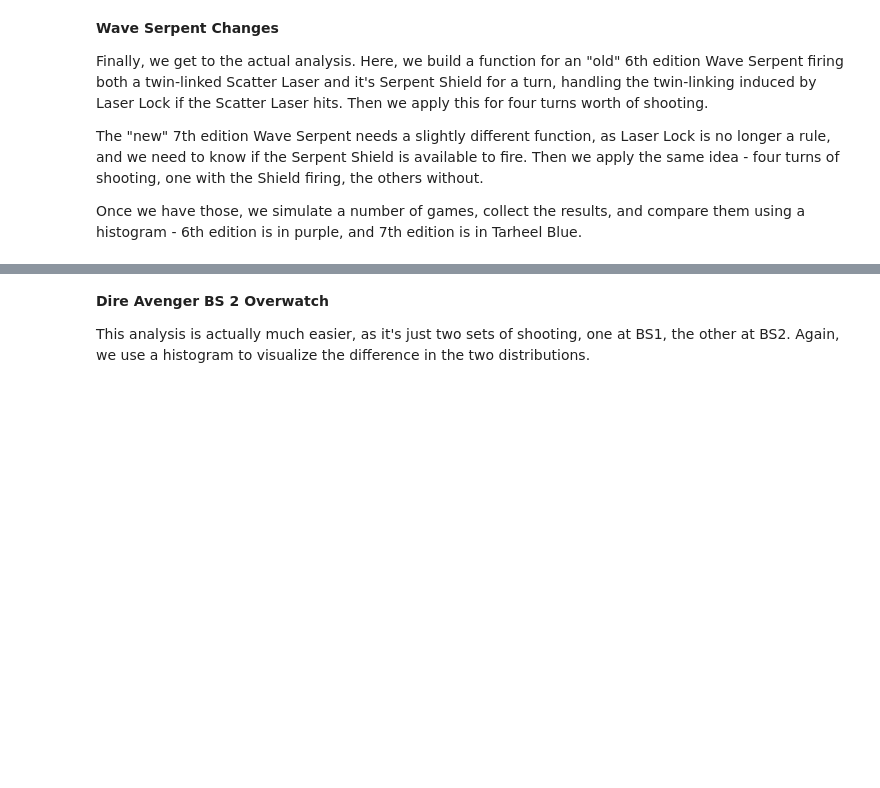
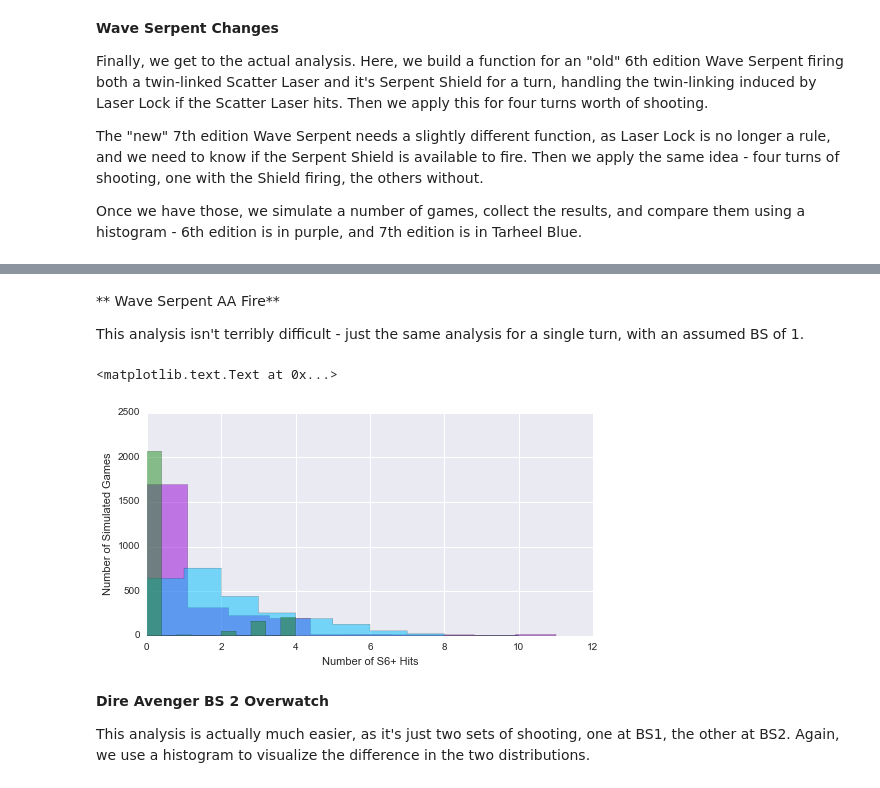
Before and after one commit to elofgren/VarianceHammer, a Jupyter notebook: Examples/EldarCodexReview.ipynb, the cells around one changed output, grey strips where cells are left out. Cells and saved outputs as stored; diff of their text form; code cells hidden in the pictures; blank space fills up the shorter version.

Commit message:
AA analysis
Adding a single turn of snap firing Wave Serpentry

```diff
--- a/Examples/EldarCodexReview.ipynb
+++ b/Examples/EldarCodexReview.ipynb
@@ -109,3 +109,39 @@ plt.ylabel("Number of Simulated Games")
+# %% [markdown]
+** Wave Serpent AA Fire**
+
+This analysis isn't terribly difficult - just the same analysis for a single turn, with an assumed BS of 1.
+# %%
+def OldWSAA():
+    ScatterLaser = Shooting(1,4,'Y')
+    if ScatterLaser[1] >= 1:
+        SS = Shooting(1,(rand.randint(1,6)+1),'Y')
+    else:
+        SS = Shooting(1,(rand.randint(1,6)+1),'N')
+    Total = ScatterLaser[1] + SS[1]
+    return Total
+def NewWSAA(shield):
+    ScatterLaser = Shooting(1,4,'Y')
+    if shield == 1:
+        SS = Shooting(1,(rand.randint(1,6)+rand.randint(1,6)),'N')
+        Total = ScatterLaser[1] + SS[1]
+    else:
+        Total = ScatterLaser[1]
+    return Total
+# %%
+aa = np.empty([runs,3])
+for j in range(runs):
+    aa[j][0] = OldWSAA()
+    aa[j][1] = NewWSAA(shield=1)
+    aa[j][2] = NewWSAA(shield=0)
+# %%
+plt.hist(aa[:,0],alpha=0.50,color="DarkViolet",histtype="stepfilled")
+plt.hist(aa[:,1],alpha=0.50,color="DeepSkyBlue",histtype="stepfilled")
+plt.hist(aa[:,2],alpha=0.50,color="ForestGreen",histtype="stepfilled")
+plt.xlabel("Number of S6+ Hits")
+plt.ylabel("Number of Simulated Games")
+# %% [output]
+<matplotlib.text.Text at 0x...>
+[figure, added]
 # %% [markdown]
 **Dire Avenger BS 2 Overwatch**
 
```
Also changed, not shown: parts of 1 cell of this notebook.
